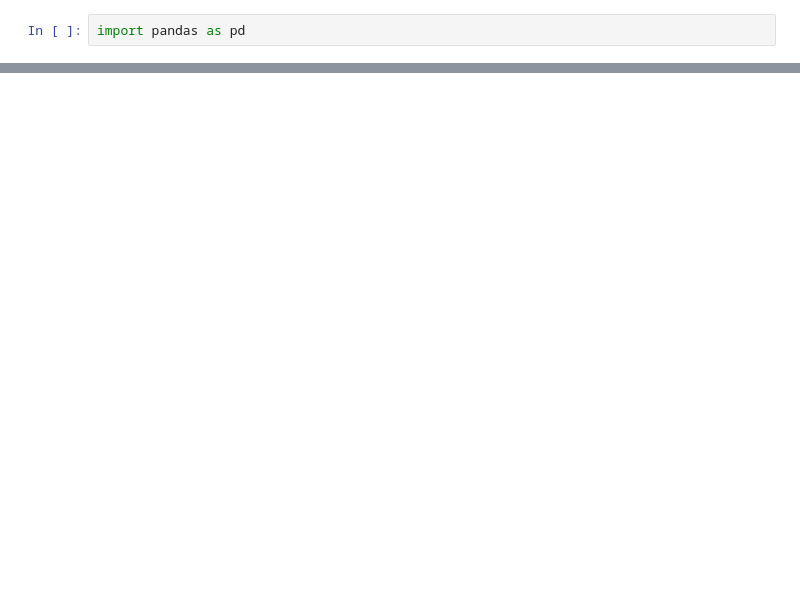
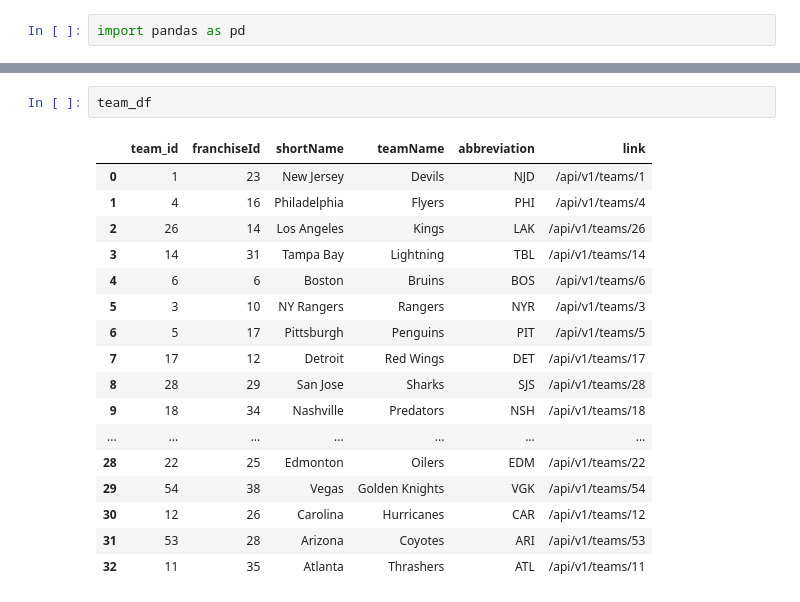
Before and after one commit to fenwayb/NHLMatchupCalculator, a Jupyter notebook: test.ipynb, the cells around one changed output, grey strips where cells are left out. Cells and saved outputs as stored; diff of their text form; blank space fills up the shorter version.

```diff
--- a/test.ipynb
+++ b/test.ipynb
@@ -79,0 +68,20 @@ dflist
+# %%
+team_df
+# %% [output]
+|  | team_id | franchiseId | shortName | teamName | abbreviation | link |
+| 0 | 1 | 23 | New Jersey | Devils | NJD | /api/v1/teams/1 |
+| 1 | 4 | 16 | Philadelphia | Flyers | PHI | /api/v1/teams/4 |
+| 2 | 26 | 14 | Los Angeles | Kings | LAK | /api/v1/teams/26 |
+| 3 | 14 | 31 | Tampa Bay | Lightning | TBL | /api/v1/teams/14 |
+| 4 | 6 | 6 | Boston | Bruins | BOS | /api/v1/teams/6 |
+| 5 | 3 | 10 | NY Rangers | Rangers | NYR | /api/v1/teams/3 |
+| 6 | 5 | 17 | Pittsburgh | Penguins | PIT | /api/v1/teams/5 |
+| 7 | 17 | 12 | Detroit | Red Wings | DET | /api/v1/teams/17 |
+| 8 | 28 | 29 | San Jose | Sharks | SJS | /api/v1/teams/28 |
+| 9 | 18 | 34 | Nashville | Predators | NSH | /api/v1/teams/18 |
+| ... | ... | ... | ... | ... | ... | ... |
+| 28 | 22 | 25 | Edmonton | Oilers | EDM | /api/v1/teams/22 |
+| 29 | 54 | 38 | Vegas | Golden Knights | VGK | /api/v1/teams/54 |
+| 30 | 12 | 26 | Carolina | Hurricanes | CAR | /api/v1/teams/12 |
+| 31 | 53 | 28 | Arizona | Coyotes | ARI | /api/v1/teams/53 |
+| 32 | 11 | 35 | Atlanta | Thrashers | ATL | /api/v1/teams/11 |
```
Also changed, not shown: parts of 10 cells of this notebook, 26 other files.
